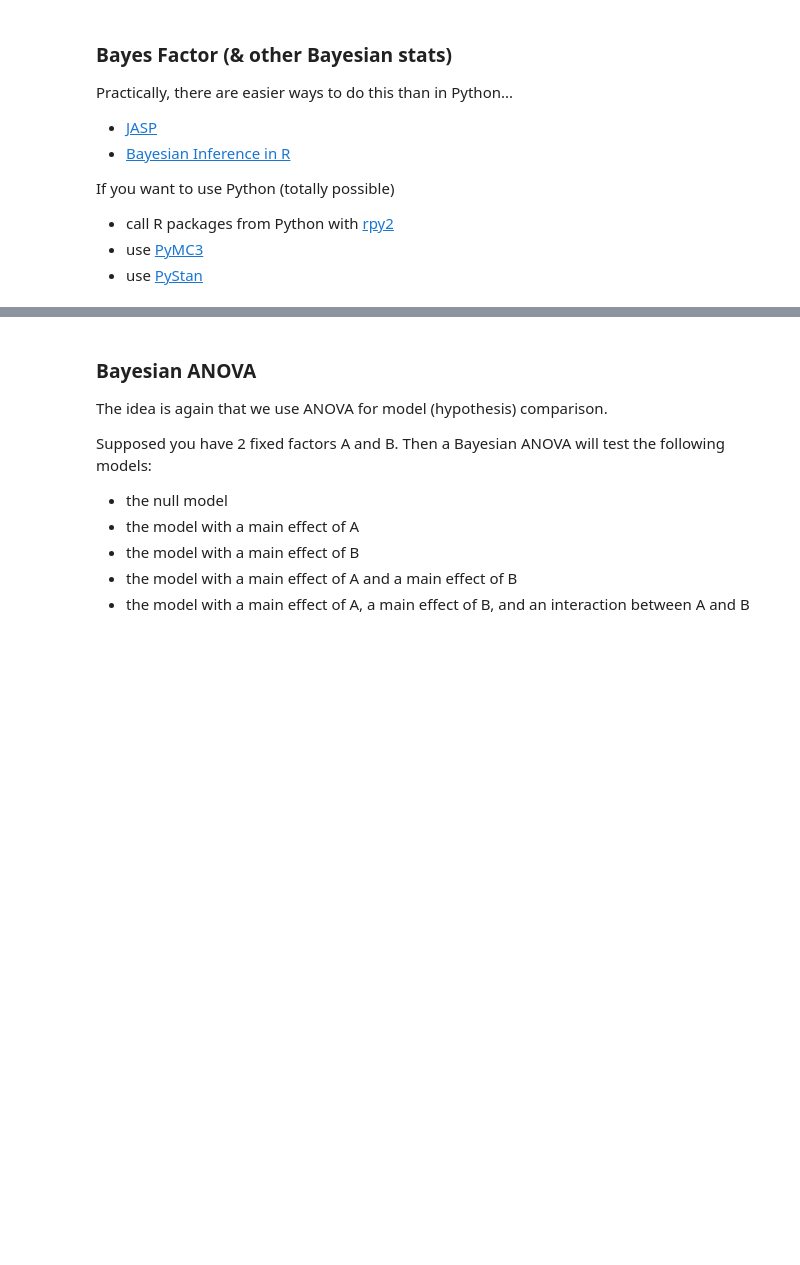
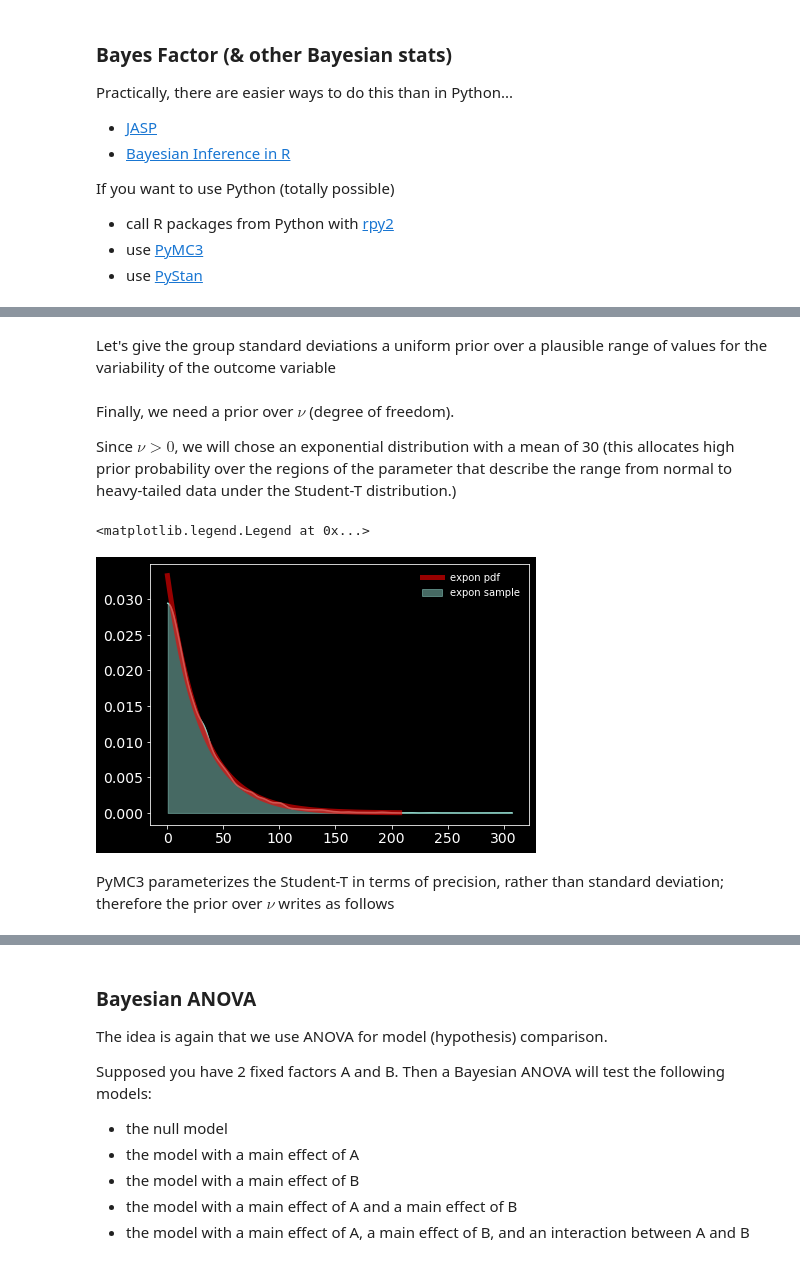
Before and after one commit to BlohmLab/NSCI801-QuantNeuro, a Jupyter notebook: NSCI801_Bayesian-stats.ipynb, the cells around one changed output, grey strips where cells are left out. Saved outputs shown, nothing was run; the diff lists cells and outputs as text; code cells hidden in the pictures; blank space fills up the shorter version.

```diff
--- a/NSCI801_Bayesian-stats.ipynb
+++ b/NSCI801_Bayesian-stats.ipynb
@@ -134,0 +195,10 @@ Note: we have not included the marginal because it is independent of $\theta$ an
+# %%
+# prior over the mean
+mu_m = y.value.mean()
+mu_s = y.value.std() * 2
+
+with pm.Model() as model:
+    group1_mean = pm.Normal("group1_mean", mu=mu_m, sd=mu_s)
+    group2_mean = pm.Normal("group2_mean", mu=mu_m, sd=mu_s)
+# %% [markdown]
+Let's give the group standard deviations a uniform prior over a plausible range of values for the variability of the outcome variable
@@ -134,0 +213,20 @@ Note: we have not included the marginal because it is independent of $\theta$ an
+# %% [markdown]
+Finally, we need a prior over $\nu$ (degree of freedom).
+
+Since $\nu>0$, we will chose an exponential distribution with a mean of 30 (this allocates high prior probability over the regions of the parameter that describe the range from normal to heavy-tailed data under the Student-T distribution.)
+# %%
+with model:
+    ν = pm.Exponential("ν_minus_one", 1 / 29.0) + 1
+
+pm.kdeplot(np.random.exponential(30, size=10000), fill_kwargs={"alpha": 0.5}, label='expon sample');
+from scipy.stats import expon
+x = np.linspace(expon.ppf(0.001),
+                expon.ppf(0.999), 100)
+plt.plot(30*x, expon.pdf(x)/30,
+       'r-', lw=5, alpha=0.6, label='expon pdf')
+plt.legend(loc='best', frameon=False)
+# %% [output]
+<matplotlib.legend.Legend at 0x...>
+[figure, added]
+# %% [markdown]
+PyMC3 parameterizes the Student-T in terms of precision, rather than standard deviation; therefore the prior over $\nu$ writes as follows
```
Also changed, not shown: parts of 33 cells of this notebook, 1 other file.
